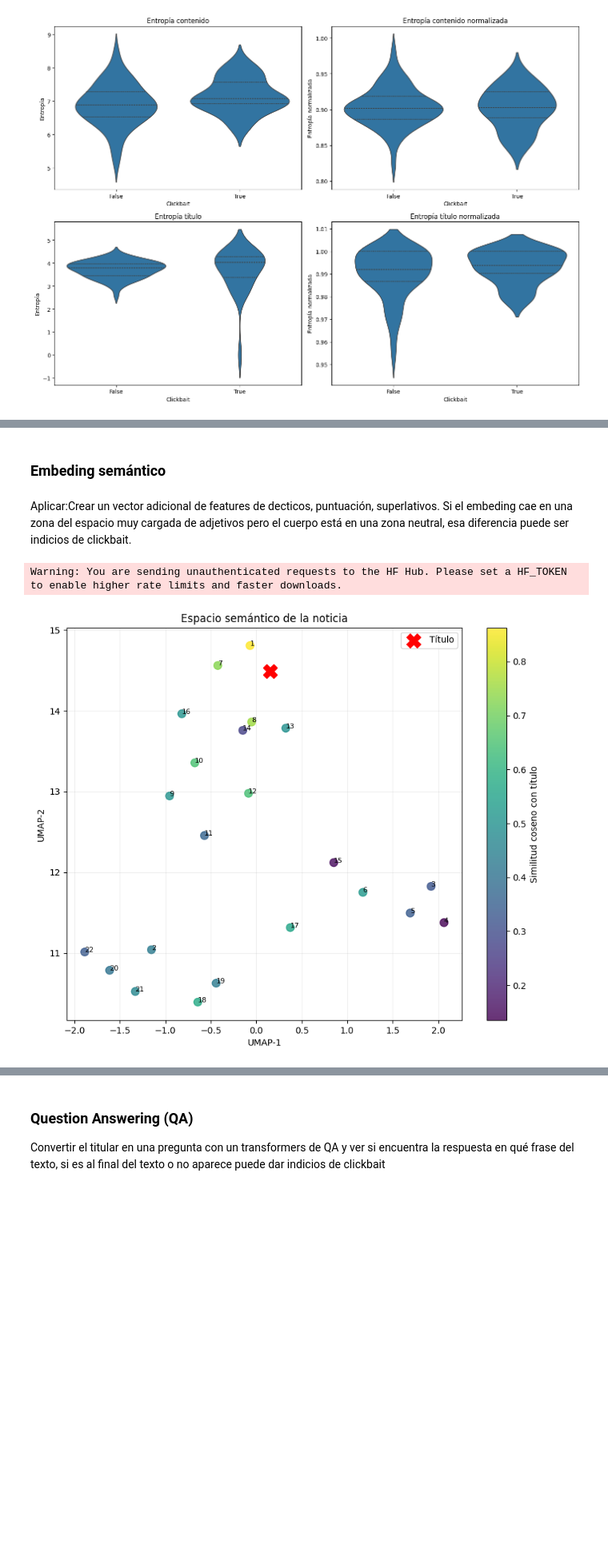
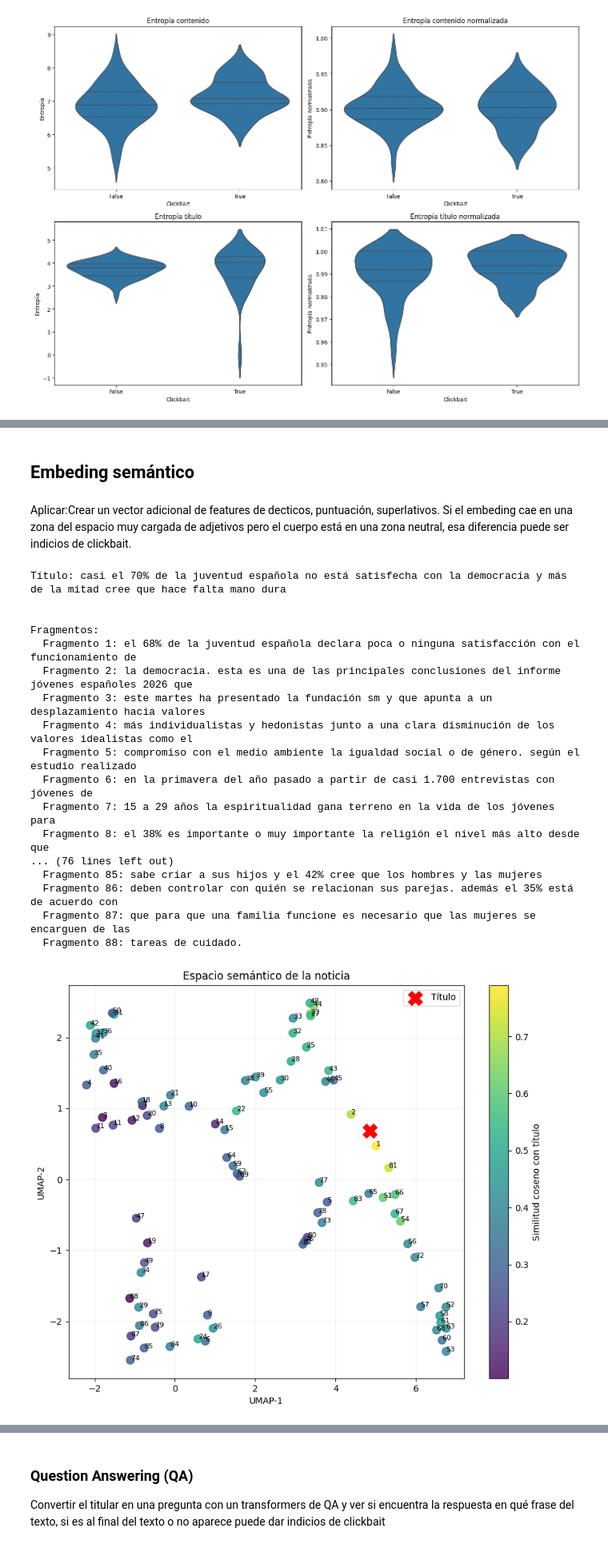
Before and after one commit to hepejaAED/ProyectoNLP, a Jupyter notebook: javi.ipynb, the cells around one changed output, grey strips where cells are left out. Shown at 80% size. Cells and saved outputs as stored; diff of their text form; code cells hidden in the pictures; blank space fills up the shorter version.

```diff
--- a/javi.ipynb
+++ b/javi.ipynb
@@ -49,7 +47,13 @@ I0000 00:00:1778578582.509185    1649 cudart_stub.cc:31] Could not find cuda dri
 # %% [markdown]
 ### Funciones principales
 # %%
-
+def dividir_contenido(texto, palabras_por_fragmento=15):
+    palabras = texto.split()
+    fragmentos = []
+    for i in range(0, len(palabras), palabras_por_fragmento):
+        fragmento = " ".join(palabras[i:i + palabras_por_fragmento])
+        fragmentos.append(fragmento)
+    return fragmentos
 
 def cargar_datos(noticias, n_noticia=0, print_info=False):
     """
@@ -60,8 +64,8 @@ def cargar_datos(noticias, n_noticia=0, print_info=False):
     noticia = noticias[n_noticia]
     titulo = noticia["Título"]
     contenido = noticia["Contenido"]
-    fragmentos_contenido = sent_tokenize(contenido, language='spanish')
-
+    # fragmentos_contenido = sent_tokenize(contenido, language='spanish')
+    fragmentos_contenido = dividir_contenido(contenido, palabras_por_fragmento=15)
     if print_info:
         print(f"Título: {titulo}\n")
         print(f"\nFragmentos:")
@@ -332,8 +336,7 @@ def LSA_vectors(corpus,min_df=1,plot=False):
 # ----------------------------
 
 
-def embedding_sentence_transformers(corpus):
-    embedding_model = SentenceTransformer("sentence-transformers/paraphrase-multilingual-mpnet-base-v2") # paraphrase-multilingual-mpnet-base-v2 paraphrase-multilingual-MiniLM-L12-v2
+def embedding_sentence_transformers(corpus,embedding_model):
     embeddings = embedding_model.encode(
     corpus,
     show_progress_bar=True
@@ -1056,12 +1058,30 @@ plt.show()
 # %% [markdown]
-### Embeding semántico
+## Embeding semántico
 # %% [markdown]
 Aplicar:Crear un vector adicional de features de decticos, puntuación, superlativos. Si el embeding cae en una zona del espacio muy cargada de adjetivos pero el cuerpo está en una zona neutral, esa diferencia puede ser indicios de clickbait.
 # %%
 # corpus=cargar_datos(1)
+titulo, fragmentos_contenido,noticia=cargar_datos(noticias, n_noticia=5, print_info=True)
+corpus = [titulo] + fragmentos_contenido
 
-similarities,embeddings=embedding_sentence_transformers(corpus)
+similarities,embeddings=embedding_sentence_transformers(corpus,embedding_model)
 embedding_2d=embedding_umap(similarities,embeddings, plot=True)
 # %% [output]
-Warning: You are sending unauthenticated requests to the HF Hub. Please set a HF_TOKEN to enable higher rate limits and faster downloads.
+Título: casi el 70% de la juventud española no está satisfecha con la democracia y más de la mitad cree que hace falta mano dura
+
+
+Fragmentos:
+  Fragmento 1: el 68% de la juventud española declara poca o ninguna satisfacción con el funcionamiento de
+  Fragmento 2: la democracia. esta es una de las principales conclusiones del informe jóvenes españoles 2026 que
+  Fragmento 3: este martes ha presentado la fundación sm y que apunta a un desplazamiento hacia valores
+  Fragmento 4: más individualistas y hedonistas junto a una clara disminución de los valores idealistas como el
+  Fragmento 5: compromiso con el medio ambiente la igualdad social o de género. según el estudio realizado
+  Fragmento 6: en la primavera del año pasado a partir de casi 1.700 entrevistas con jóvenes de
+  Fragmento 7: 15 a 29 años la espiritualidad gana terreno en la vida de los jóvenes para
+  Fragmento 8: el 38% es importante o muy importante la religión el nivel más alto desde que
+... (76 lines left out)
+  Fragmento 85: sabe criar a sus hijos y el 42% cree que los hombres y las mujeres
+  Fragmento 86: deben controlar con quién se relacionan sus parejas. además el 35% está de acuerdo con
+  Fragmento 87: que para que una familia funcione es necesario que las mujeres se encarguen de las
+  Fragmento 88: tareas de cuidado.
-[figure, old version]
+[figure, new version]
```
Also changed, not shown: parts of 38 cells of this notebook.
